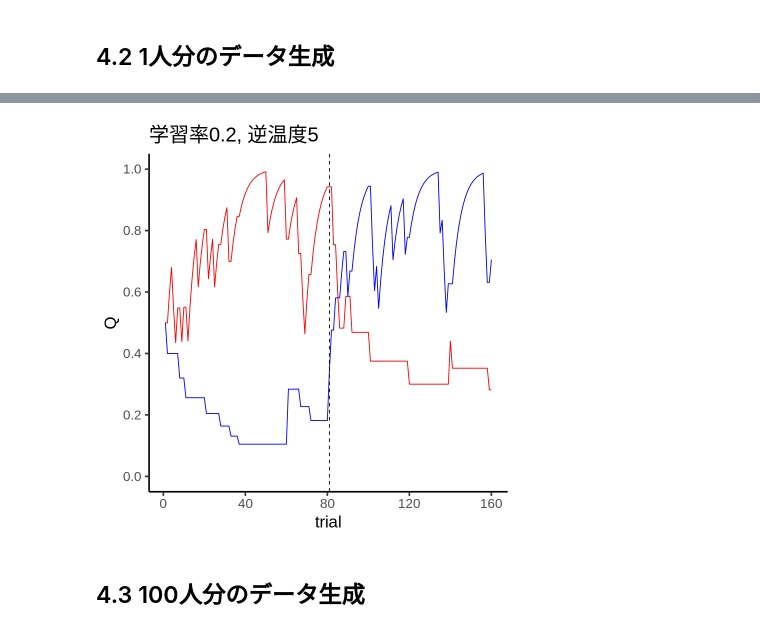
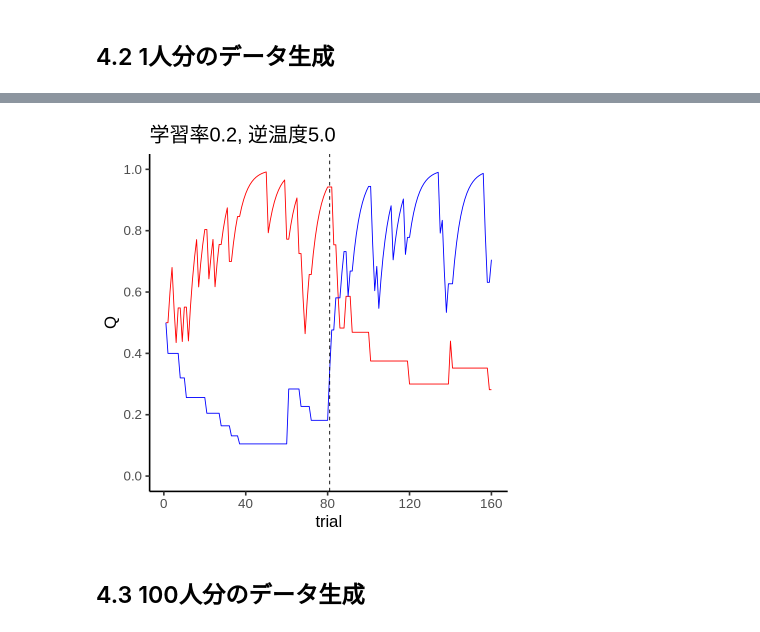
Before and after one commit to CPcolloquium/cp_programming_book, a Jupyter notebook: 5_Reinforcement-learing-model.ipynb, the cells around one changed output, grey strips where cells are left out. Cells and saved outputs as stored; diff of their text form; code cells hidden in the pictures.

```diff
--- a/5_Reinforcement-learing-model.ipynb
+++ b/5_Reinforcement-learing-model.ipynb
@@ -137,4 +121,4 @@ func_TaskSetting <- function(pA = 0.8){ #pAのデフォルトは0.8に設定。
 }
 # %%
 set.seed(123)
-setting <- func_TaskSetting()
+setting <- func_TaskSetting(0.8)
@@ -285,9 +262,9 @@ c <- numeric(100)
 P_A <- 0.8
 for(i in 1:100){
   if(P_A > runif(1)){ # 0-1の乱数がP_Aより小さい場合
-    c[i] <- "A" # cのi番目にAを代入
+    c[i] <- 1
   } else {
-    c[i] <- "B" # cのi番目にBを代入
+    c[i] <- 2
   }
 }
 
@@ -304,8 +281,8 @@ c
 func_DataGeneration <- function(param, setting){
 
   # [1] 引数のparmに基づいてパラメータを設定
-  alpha <- param[1] # 学習率はparamの1つ目の値
-  beta <- param[2] # 逆温度はparamの2つ目の値
+  alpha <- param[1] # 学習率はparamの一つ目の値
+  beta <- param[2] # 逆温度はparamの二つ目の値
 
   # [2] 引数のsettingに基づいて課題の設定
   outA <- setting$outA # 各試行でAを選んだ場合の結果
@@ -315,36 +292,36 @@ func_DataGeneration <- function(param, setting){
 
 
   # [3] 各試行の情報を入れていく変数の設定（試行数分の整数型ベクトル）
-  c <- numeric(Ntrial) # 各試行の選択を入れる枠
-  r <- numeric(Ntrial) # 各試行の報酬結果を入れる枠
-  Q_A <- numeric(Ntrial) # 各試行のAのQ値を入れる枠
-  Q_B <- numeric(Ntrial) # 各試行のBのQ値を入れる枠
-  p_A <- numeric(Ntrial) # 各試行のAの選択確率を入れる枠
-  RPE <- numeric(Ntrial) # 各試行の報酬予測誤差を入れる枠
+  c <- numeric(Ntrial) # 各試行の選択を入れる変数
+  r <- numeric(Ntrial) # 各試行の報酬結果を入れる変数
+  Q_A <- numeric(Ntrial) # 各試行のAのQ値を入れる変数
+  Q_B <- numeric(Ntrial) # 各試行のBのQ値を入れる変数
+  p_A <- numeric(Ntrial) # 各試行のAの選択確率を入れる変数
+  RPE <- numeric(Ntrial) # 各試行の報酬予測誤差を入れる変数
 
   # [4] Qの初期値の設定
   Q_A[1] <- 0.5
   Q_B[1] <- 0.5
 
-  # [5] 価値の更新と選択（試行数分繰り返す）
+  # [5] 選択と価値の更新
   for (t in 1:Ntrial){# for文で試行数分繰り返す。
 
     # [5-1]選択肢Aの選択確率
     p_A[t] <- exp(beta*(Q_A[t]))/(exp(beta*(Q_A[t])) + exp(beta*(Q_B[t])))
 
     # [5-2]選択確率に基づく0~1の乱数を１つ発生させ，それを受け選択を生成
-    if(p_A[t] > runif(1)){ # 乱数の値がp_A（Aの選択確率）より小さい時
+    if(p_A[t] > runif(1)){ # 乱数の値がp_A（Aの選択確率）より小さいとき
       c[t] <- 1 # choice A
       r[t] <- outA[t]
       RPE[t] <- r[t]-Q_A[t]
-    } else { # 乱数がp_A以上の時
+    } else { # 乱数がp_A以上のとき
       c[t] <- 2 # choice B
       r[t] <- outB[t]
       RPE[t] <- r[t]-Q_B[t]
     }
 
     # [5-3]価値の更新
-    if(t < Ntrial){ # t=Ntrialの場合は，t+1試行目はないので
+    if(t < Ntrial){
 
       if(c[t] == 1){ # Aを選択していた場合
         Q_A[t+1] <- Q_A[t] + alpha*RPE[t]
@@ -358,9 +335,9 @@ func_DataGeneration <- function(param, setting){
     }
   }
 
-  # [6]結果の記録。dfが戻り値
+  # [6]結果のまとめ（戻り値）
 
-  df <- tibble(
+  tibble(
     trial = trials,
     QA = Q_A,
     QB =Q_B,
@@ -375,7 +352,7 @@ func_DataGeneration <- function(param, setting){
 # %%
 set.seed(123)
 tmp_param <- c(0.2, 5)
-tmp_setting <- func_TaskSetting()
+tmp_setting <- func_TaskSetting(0.8)
 # %%
 res <- func_DataGeneration(tmp_param, tmp_setting)
 print(res)
@@ -396,16 +373,15 @@ print(res)
 # ℹ 150 more rows
 # %%
 g <- ggplot(res, aes(x = trial, y = QA))+
-  geom_line(color = "red")+ #QAを赤でプロット
+  geom_line(color = "red")+ # QAを赤でプロット
   geom_line(aes(y = QB),color = "blue")+ # yの指定だけQBに変更し青でプロット
-  geom_vline(xintercept = 81, lty = "dashed")+ #geom_vlineでvertical lineつまり縦線を描く。
+  geom_vline(xintercept = 81, lty = "dashed")+ # 81試行目に垂直線
   scale_y_continuous(breaks = seq(0, 1, by = 0.2), limit = c(0,1))+ # y軸の目盛り設定
   scale_x_continuous(breaks=seq(0, 160, by=40))+ # x軸の目盛り設定
   theme_classic(base_size = 20)+
   ylab("Q")+
-  ggtitle("学習率0.2, 逆温度5")
-
-g
+  ggtitle("学習率0.2, 逆温度5.0")
+print(g)
 # %% [output]
-[figure, old version]
+[figure, new version]
 # %%
```
Also changed, not shown: parts of 45 cells of this notebook, 1 other file.
